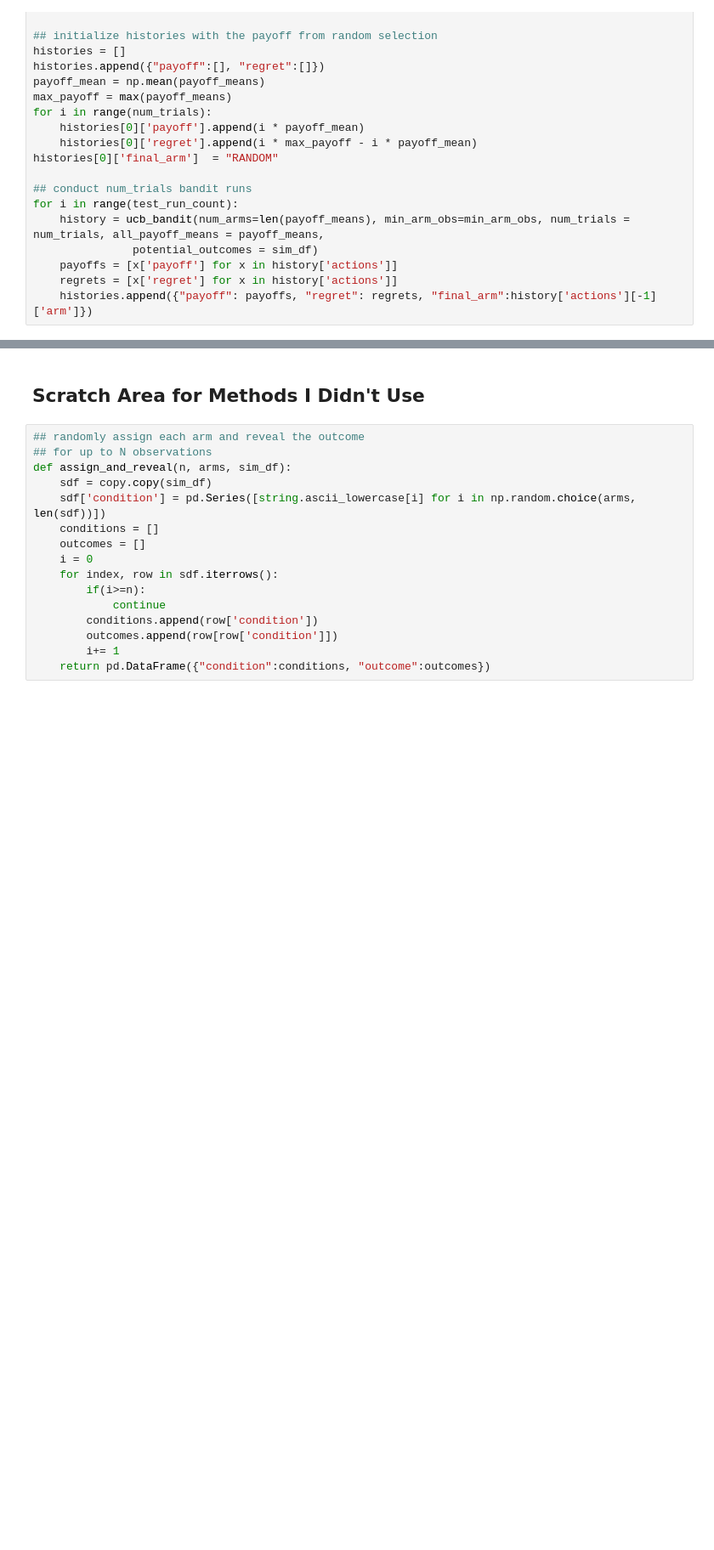
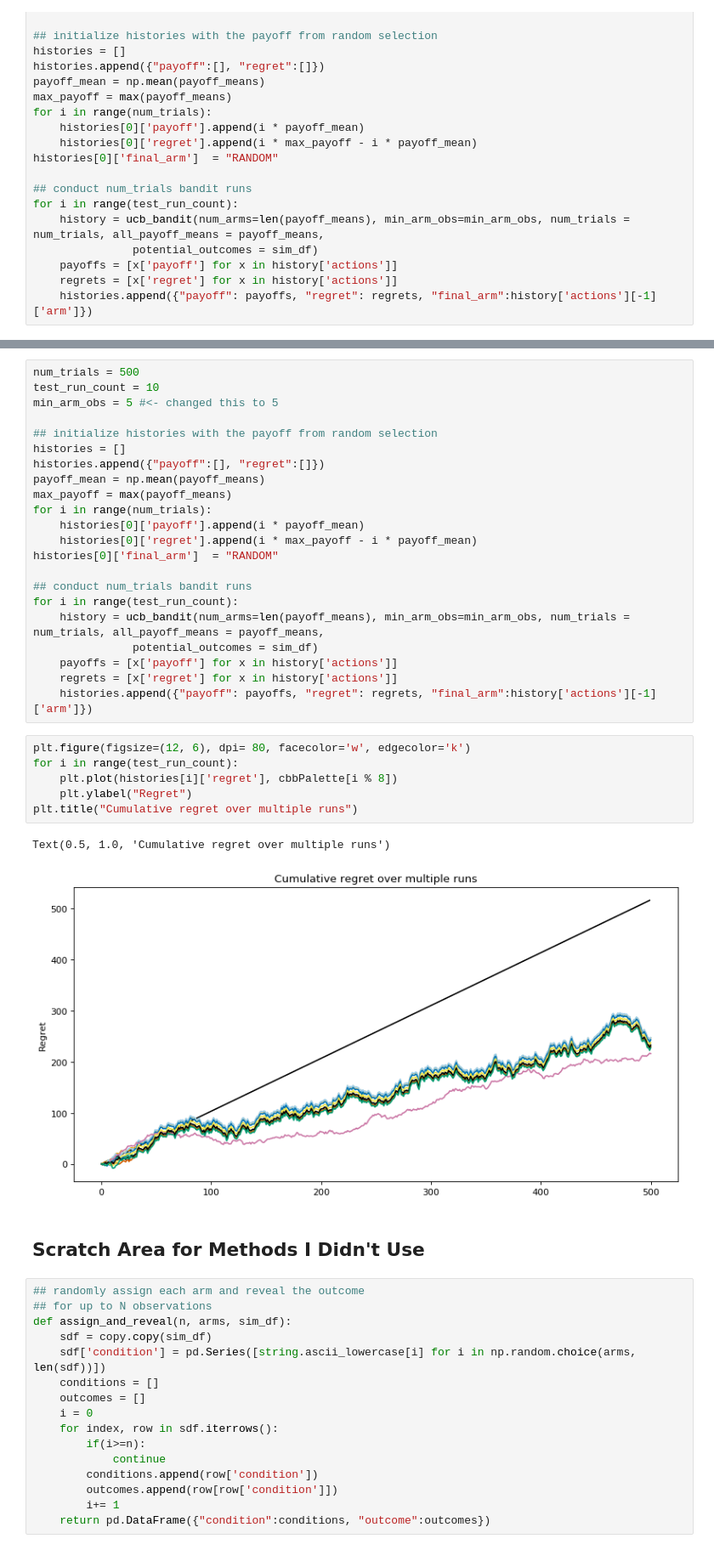
Before and after one commit to natematias/SOC412, a Jupyter notebook: lecture-code/Lecture - Bandit Algorithms vs AB Tests.ipynb, the cells around one changed output, grey strips where cells are left out. Shown: that part at 85% size. Saved outputs shown, nothing was run; the diff lists cells and outputs as text; blank space fills up the shorter version.

```diff
--- a/lecture-code/Lecture - Bandit Algorithms vs AB Tests.ipynb
+++ b/lecture-code/Lecture - Bandit Algorithms vs AB Tests.ipynb
@@ -178,3 +221,34 @@ Text(0.5, 1.0, 'Cumulative regret over multiple runs')
+# %%
+num_trials = 500
+test_run_count = 10
+min_arm_obs = 5 #<- changed this to 5
+
+## initialize histories with the payoff from random selection
+histories = []
+histories.append({"payoff":[], "regret":[]})
+payoff_mean = np.mean(payoff_means)
+max_payoff = max(payoff_means)
+for i in range(num_trials):
+    histories[0]['payoff'].append(i * payoff_mean)
+    histories[0]['regret'].append(i * max_payoff - i * payoff_mean)
+histories[0]['final_arm']  = "RANDOM"
+
+## conduct num_trials bandit runs
+for i in range(test_run_count):
+    history = ucb_bandit(num_arms=len(payoff_means), min_arm_obs=min_arm_obs, num_trials = num_trials, all_payoff_means = payoff_means,
+               potential_outcomes = sim_df)
+    payoffs = [x['payoff'] for x in history['actions']]
+    regrets = [x['regret'] for x in history['actions']]
+    histories.append({"payoff": payoffs, "regret": regrets, "final_arm":history['actions'][-1]['arm']})
+# %%
+plt.figure(figsize=(12, 6), dpi= 80, facecolor='w', edgecolor='k')
+for i in range(test_run_count):
+    plt.plot(histories[i]['regret'], cbbPalette[i % 8])
+    plt.ylabel("Regret")
+plt.title("Cumulative regret over multiple runs")
+# %% [output]
+Text(0.5, 1.0, 'Cumulative regret over multiple runs')
+[figure, added]
 # %% [markdown]
 ## Scratch Area for Methods I Didn't Use
 # %%
```
Also changed, not shown: parts of 12 cells of this notebook.
